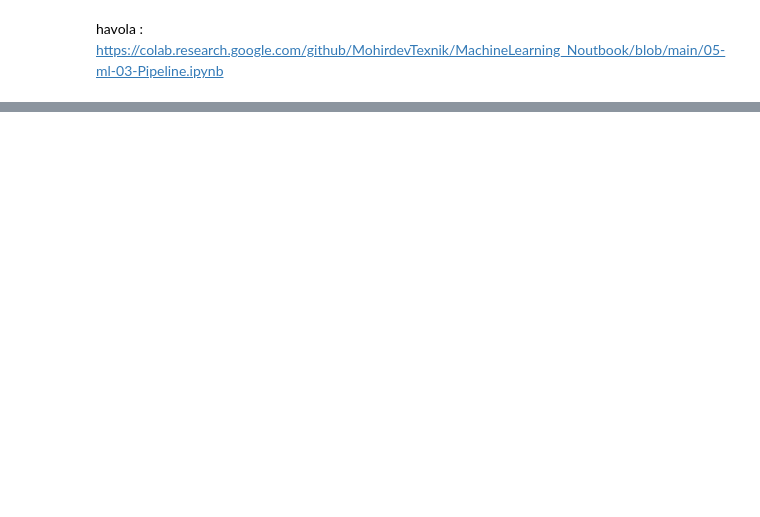
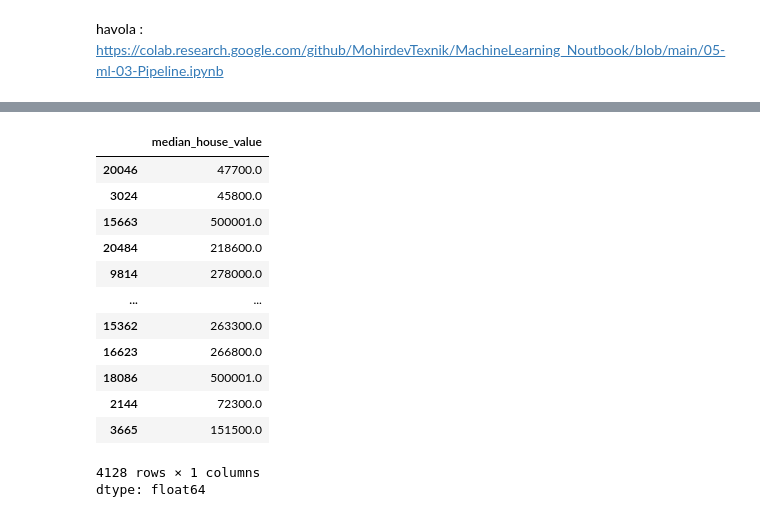
Before and after one commit to ulubeykhuja/mohir_dev_lessons, a Jupyter notebook: ML_boshlanishi.ipynb, the cells around one changed output, grey strips where cells are left out. Cells and saved outputs as stored; diff of their text form; code cells hidden in the pictures; blank space fills up the shorter version.

```diff
--- a/ML_boshlanishi.ipynb
+++ b/ML_boshlanishi.ipynb
@@ -123,0 +232,18 @@ havola : https://colab.research.google.com/github/MohirdevTexnik/MachineLearning
+# %%
+y_test = test_set['median_house_value'].copy()
+y_test
+# %% [output]
+|  | median_house_value |
+| 20046 | 47700.0 |
+| 3024 | 45800.0 |
+| 15663 | 500001.0 |
+| 20484 | 218600.0 |
+| 9814 | 278000.0 |
+| ... | ... |
+| 15362 | 263300.0 |
+| 16623 | 266800.0 |
+| 18086 | 500001.0 |
+| 2144 | 72300.0 |
+| 3665 | 151500.0 |
+4128 rows × 1 columns
+dtype: float64
```
Also changed, not shown: parts of 28 cells of this notebook.
